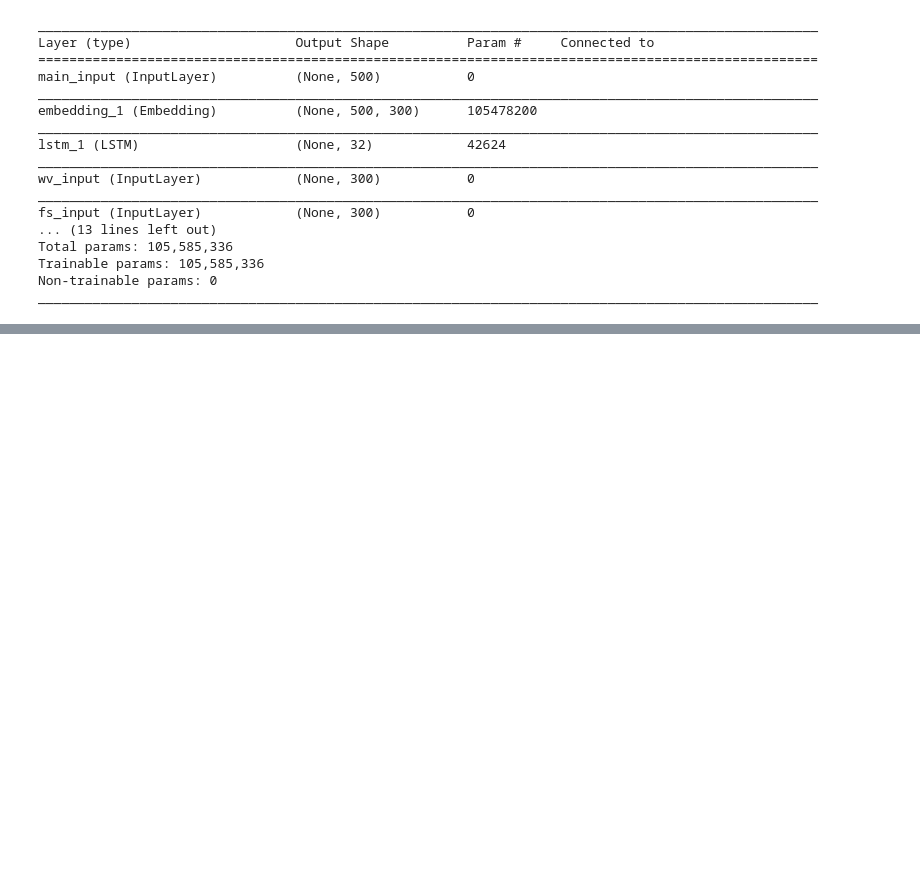
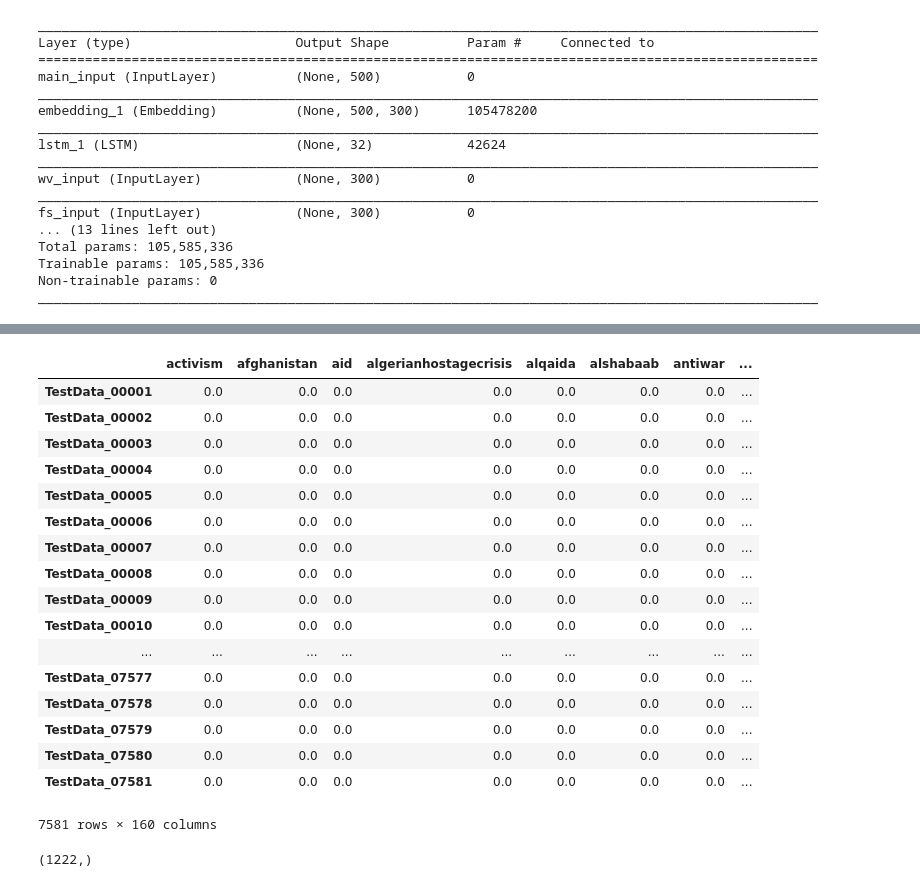
Before and after one commit to avsolatorio/data-science-challenge-growing-instability-05-13-2017, a Jupyter notebook: src/LSTM + Word2vec + Fasttext.ipynb, the cells around one changed output, grey strips where cells are left out. Cells and saved outputs as stored; diff of their text form; code cells hidden in the pictures; blank space fills up the shorter version.

```diff
--- a/src/LSTM + Word2vec + Fasttext.ipynb
+++ b/src/LSTM + Word2vec + Fasttext.ipynb
@@ -267,0 +464,4 @@ len(np.where(test_probas > 0.002)[1])
+# %%
+test_probas = model.predict({'main_input': x_test, 'wv_input': wv_test, 'fs_input': fs_test}, batch_size=batch_size)
+# %%
+main_test_probas, aux_test_probas = test_probas
@@ -289,0 +578,26 @@ test_sub_df.astype(int).reset_index().rename(columns={'index': 'id'}).sort_value
+# %%
+test_sub_df
+# %% [output]
+|  | activism | afghanistan | aid | algerianhostagecrisis | alqaida | alshabaab | antiwar | ... |
+| TestData_00001 | 0.0 | 0.0 | 0.0 | 0.0 | 0.0 | 0.0 | 0.0 | ... |
+| TestData_00002 | 0.0 | 0.0 | 0.0 | 0.0 | 0.0 | 0.0 | 0.0 | ... |
+| TestData_00003 | 0.0 | 0.0 | 0.0 | 0.0 | 0.0 | 0.0 | 0.0 | ... |
+| TestData_00004 | 0.0 | 0.0 | 0.0 | 0.0 | 0.0 | 0.0 | 0.0 | ... |
+| TestData_00005 | 0.0 | 0.0 | 0.0 | 0.0 | 0.0 | 0.0 | 0.0 | ... |
+| TestData_00006 | 0.0 | 0.0 | 0.0 | 0.0 | 0.0 | 0.0 | 0.0 | ... |
+| TestData_00007 | 0.0 | 0.0 | 0.0 | 0.0 | 0.0 | 0.0 | 0.0 | ... |
+| TestData_00008 | 0.0 | 0.0 | 0.0 | 0.0 | 0.0 | 0.0 | 0.0 | ... |
+| TestData_00009 | 0.0 | 0.0 | 0.0 | 0.0 | 0.0 | 0.0 | 0.0 | ... |
+| TestData_00010 | 0.0 | 0.0 | 0.0 | 0.0 | 0.0 | 0.0 | 0.0 | ... |
+| ... | ... | ... | ... | ... | ... | ... | ... | ... |
+| TestData_07577 | 0.0 | 0.0 | 0.0 | 0.0 | 0.0 | 0.0 | 0.0 | ... |
+| TestData_07578 | 0.0 | 0.0 | 0.0 | 0.0 | 0.0 | 0.0 | 0.0 | ... |
+| TestData_07579 | 0.0 | 0.0 | 0.0 | 0.0 | 0.0 | 0.0 | 0.0 | ... |
+| TestData_07580 | 0.0 | 0.0 | 0.0 | 0.0 | 0.0 | 0.0 | 0.0 | ... |
+| TestData_07581 | 0.0 | 0.0 | 0.0 | 0.0 | 0.0 | 0.0 | 0.0 | ... |
+7581 rows × 160 columns
+# %%
+q = test_sub_df.sum(axis=1)
+q[q==0].shape
+# %% [output]
+(1222,)
```
Also changed, not shown: parts of 59 cells of this notebook.
